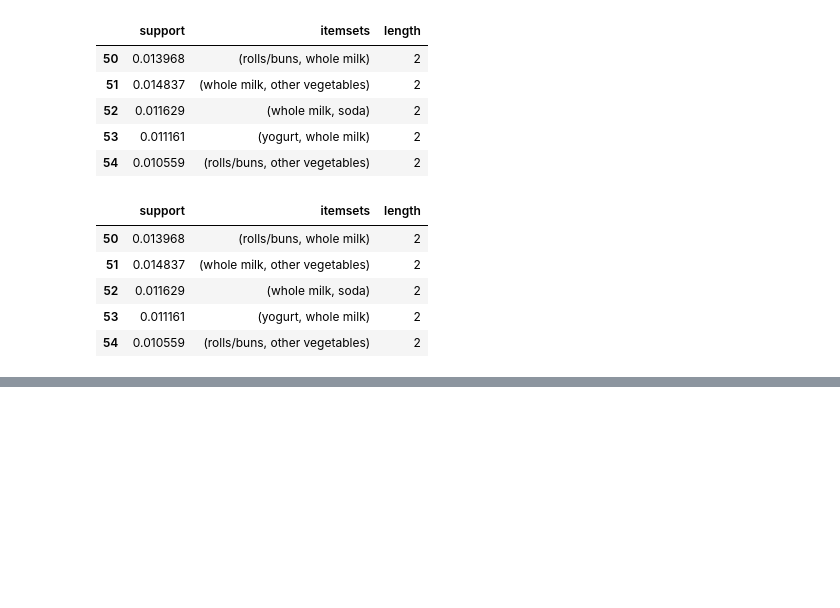
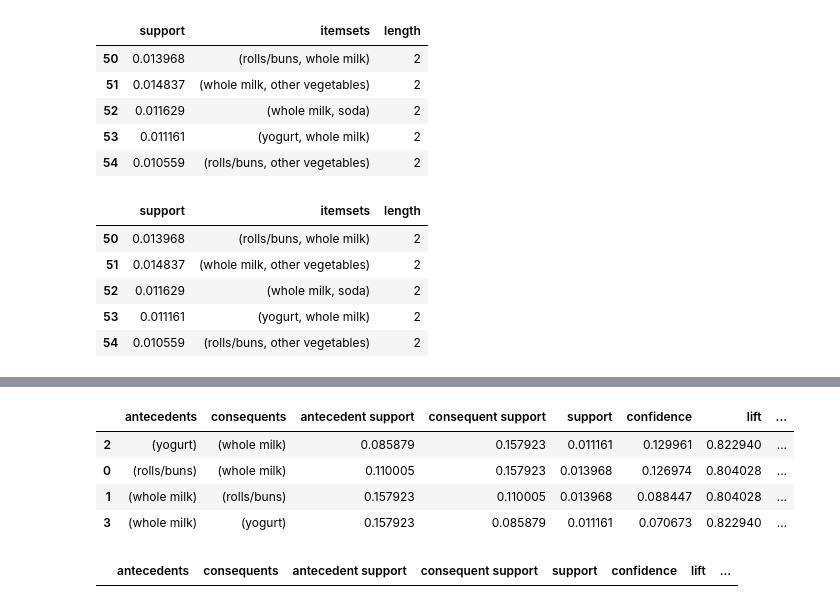
Before and after one commit to karthikeyanVK/MarketBasketAnalysis, a Jupyter notebook: marketbasketanalysis.ipynb, the cells around one changed output, grey strips where cells are left out. Drawn from its saved outputs; the diff is of its cells as text; code cells hidden in the pictures; blank space fills up the shorter version.

```diff
--- a/marketbasketanalysis.ipynb
+++ b/marketbasketanalysis.ipynb
@@ -337,0 +358,13 @@ frequent_itemsets[ (frequent_itemsets['length'] == 2) ].head()
+# %%
+rules[~rules["consequents"].str.contains("(whole milk)", regex=False) &
+      ~rules["antecedents"].str.contains("(whole milk)", regex=False)].sort_values("confidence", ascending=False).head(10)
+# %% [output]
+|  | antecedents | consequents | antecedent support | consequent support | support | confidence | lift | ... |
+| 2 | (yogurt) | (whole milk) | 0.085879 | 0.157923 | 0.011161 | 0.129961 | 0.822940 | ... |
+| 0 | (rolls/buns) | (whole milk) | 0.110005 | 0.157923 | 0.013968 | 0.126974 | 0.804028 | ... |
+| 1 | (whole milk) | (rolls/buns) | 0.157923 | 0.110005 | 0.013968 | 0.088447 | 0.804028 | ... |
+| 3 | (whole milk) | (yogurt) | 0.157923 | 0.085879 | 0.011161 | 0.070673 | 0.822940 | ... |
+# %%
+rules[rules["antecedents"].str.contains("(yogurt)", regex=False) & rules["antecedents_length"] == 1].sort_values("confidence", ascending=False).head(10)
+# %% [output]
+|  | antecedents | consequents | antecedent support | consequent support | support | confidence | lift | ... |
```
Also changed, not shown: parts of 2 cells of this notebook.
